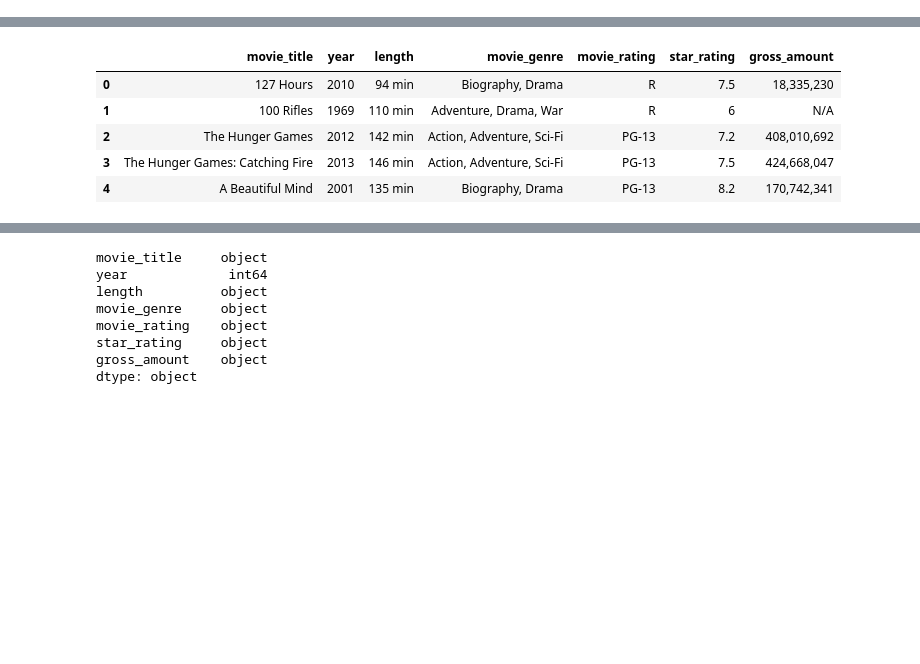
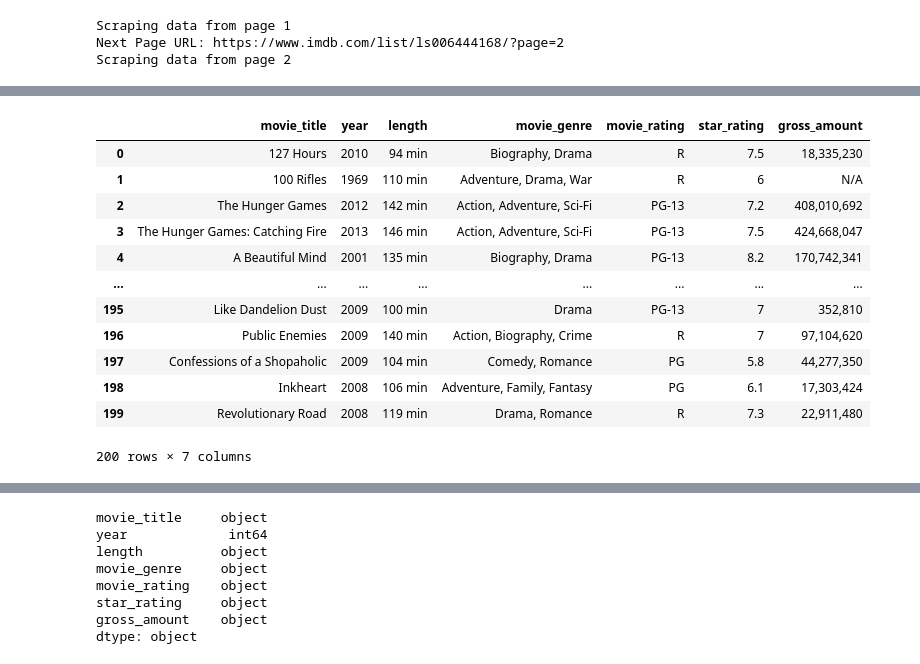
Before and after one commit to CToone/books_vs_movies_data_analysis, a Jupyter notebook: imdb_movies_fr_books - Copy.ipynb, the cells around one changed output, grey strips where cells are left out. Drawn from its saved outputs; the diff is of its cells as text; code cells hidden in the pictures; blank space fills up the shorter version.

```diff
--- a/imdb_movies_fr_books - Copy.ipynb
+++ b/imdb_movies_fr_books - Copy.ipynb
@@ -68,9 +20,13 @@ movies_list = soup.find_all('div', class_='lister-list')
 # %%
 # Create empty lists to hold the scraped data
-movies_data = []
 
 def get_movietitle():
+    page =1
+    movies_data = []
+
     while True:
+        print("Scraping data from page", page)
+
         html = browser.html
         soup = BeautifulSoup(html, 'html.parser')
         movies_list = soup.find_all('div', class_='lister-item-content')
@@ -117,13 +73,26 @@ def get_movietitle():
         if next_button.is_empty():
             break
         else:
+            # Print the URL of the next page before clicking
+            next_page_url = next_button.first['href']
+            print("Next Page URL:", next_page_url)
+
             next_button.first.click()
             time.sleep(2)  # Add a small delay before continuing to the next page
 
             # Wait for the page to refresh and find the "Next" button again
             browser.is_element_present_by_xpath('//a[@class="flat-button lister-page-next next-page"]', wait_time=10)
+            next_button = browser.find_by_xpath('//a[@class="flat-button lister-page-next next-page"]')
 
-get_movietitle()
+        page += 1
+
+    return movies_data
+
+movies_data = get_movietitle()
+# %% [output]
+Scraping data from page 1
+Next Page URL: https://www.imdb.com/list/ls006444168/?page=2
+Scraping data from page 2
 # %%
 movies_data
 # %% [output]
@@ -158,11 +127,18 @@ browser.quit()
 # %%
 import pandas as pd
 moviesfrombooks_data = pd.DataFrame(movies_data)
-moviesfrombooks_data.head(5)
+moviesfrombooks_data
 # %% [output]
 |  | movie_title | year | length | movie_genre | movie_rating | star_rating | gross_amount |
 | 0 | 127 Hours | 2010 | 94 min | Biography, Drama | R | 7.5 | 18,335,230 |
 | 1 | 100 Rifles | 1969 | 110 min | Adventure, Drama, War | R | 6 | N/A |
 | 2 | The Hunger Games | 2012 | 142 min | Action, Adventure, Sci-Fi | PG-13 | 7.2 | 408,010,692 |
 | 3 | The Hunger Games: Catching Fire | 2013 | 146 min | Action, Adventure, Sci-Fi | PG-13 | 7.5 | 424,668,047 |
 | 4 | A Beautiful Mind | 2001 | 135 min | Biography, Drama | PG-13 | 8.2 | 170,742,341 |
+| ... | ... | ... | ... | ... | ... | ... | ... |
+| 195 | Like Dandelion Dust | 2009 | 100 min | Drama | PG-13 | 7 | 352,810 |
+| 196 | Public Enemies | 2009 | 140 min | Action, Biography, Crime | R | 7 | 97,104,620 |
+| 197 | Confessions of a Shopaholic | 2009 | 104 min | Comedy, Romance | PG | 5.8 | 44,277,350 |
+| 198 | Inkheart | 2008 | 106 min | Adventure, Family, Fantasy | PG | 6.1 | 17,303,424 |
+| 199 | Revolutionary Road | 2008 | 119 min | Drama, Romance | R | 7.3 | 22,911,480 |
+200 rows × 7 columns
```
Also changed, not shown: parts of 2 cells of this notebook, 7 other files.
